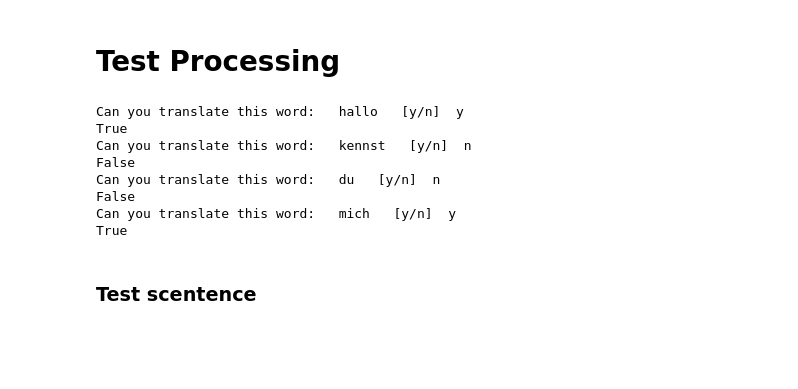
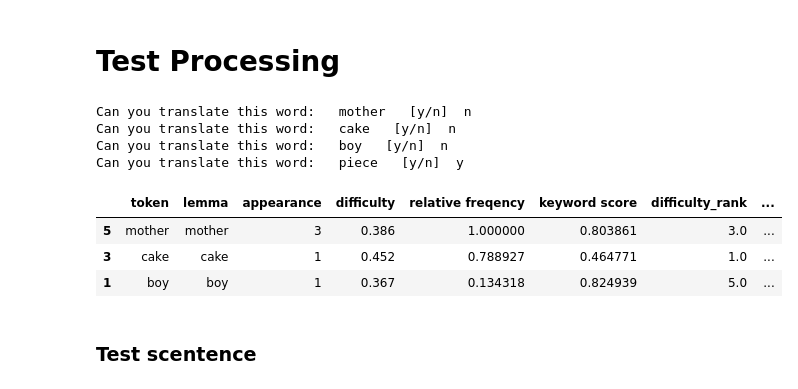
Before and after one commit to OshFrosch/Vocabulary-Predictor, a Jupyter notebook: src/notebooks/Pipeline Notebook.ipynb, the cells around one changed output. Cells and saved outputs as stored; diff of their text form; code cells hidden in the pictures; blank space fills up the shorter version.

Commit message:
added first prediction of unknown vocabulary
asking the user if he knows some words

```diff
--- a/src/notebooks/Pipeline Notebook.ipynb
+++ b/src/notebooks/Pipeline Notebook.ipynb
@@ -290,7 +287,7 @@ def df_from_doc(doc):
 
     return df
 # %%
-def predict_outputsize():
+def predict_outputsize(df):
 
     def user_knows_vocab(s):
         response = input(f'Can you translate this word:   {s}   [y/n]  ')
@@ -300,19 +297,29 @@ def predict_outputsize():
                              f'Can you translate this word:   {s}   [y/n]  ')
         return response == 'y'
 
-    for w in ['hallo', 'kennst', 'du', 'mich']:
-        print(user_knows_vocab(w))
+
+    n = len(df)
+    dict_word_known = {}
+    result = False
+
+    i = 0
+    while result == False:
+        result = user_knows_vocab(df.iloc[i]['lemma'])
+        dict_word_known[i] = result
+        i += 1
+
+    return df[:i-1]
 # %%
-predict_outputsize()
+predict_outputsize(df)
 # %% [output]
-Can you translate this word:   hallo   [y/n]  y
-True
-Can you translate this word:   kennst   [y/n]  n
-False
-Can you translate this word:   du   [y/n]  n
-False
-Can you translate this word:   mich   [y/n]  y
-True
+Can you translate this word:   mother   [y/n]  n
+Can you translate this word:   cake   [y/n]  n
+Can you translate this word:   boy   [y/n]  n
+Can you translate this word:   piece   [y/n]  y
+|  | token | lemma | appearance | difficulty | relative freqency | keyword score | difficulty_rank | ... |
+| 5 | mother | mother | 3 | 0.386 | 1.000000 | 0.803861 | 3.0 | ... |
+| 3 | cake | cake | 1 | 0.452 | 0.788927 | 0.464771 | 1.0 | ... |
+| 1 | boy | boy | 1 | 0.367 | 0.134318 | 0.824939 | 5.0 | ... |
 # %% [markdown]
 ### Test scentence
 # %%
```
Also changed, not shown: parts of 3 cells of this notebook.
